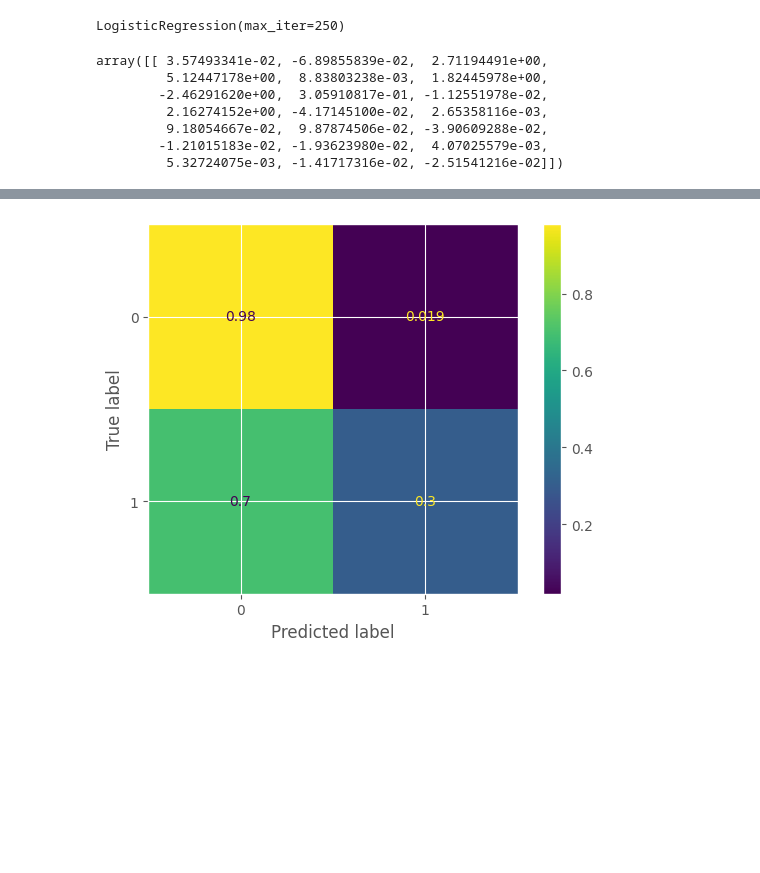
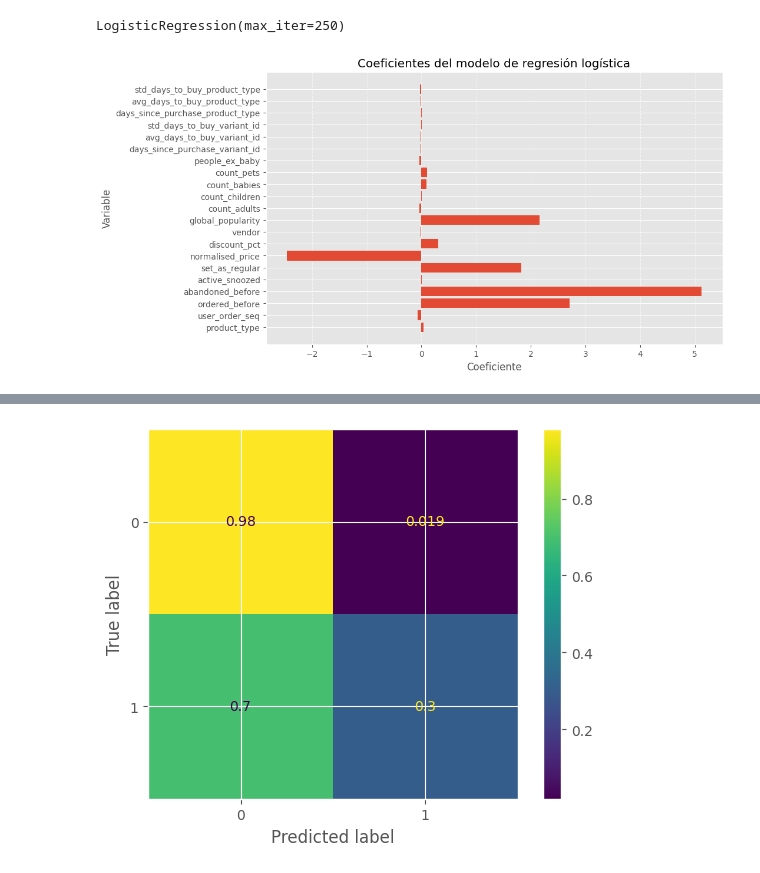
Before and after one commit to uhernando002/zrive-ds, a Jupyter notebook: src/module_3/module_3_milestone1.ipynb, the cells around one changed output, grey strips where cells are left out. Saved outputs shown, nothing was run; the diff lists cells and outputs as text; code cells hidden in the pictures; blank space fills up the shorter version.

Commit message:
Prediction results analyzed through graphs

```diff
--- a/src/module_3/module_3_milestone1.ipynb
+++ b/src/module_3/module_3_milestone1.ipynb
@@ -131,13 +131,15 @@ Please also refer to the documentation for alternative solver options:
     https://scikit-learn.org/stable/modules/linear_model.html#logistic-regression
   n_iter_i = _check_optimize_result(
 LogisticRegression(max_iter=250)
-# %%
-regr.coef_
-# %% [output]
-array([[ 3.57493341e-02, -6.89855839e-02,  2.71194491e+00,
-         5.12447178e+00,  8.83803238e-03,  1.82445978e+00,
-        -2.46291620e+00,  3.05910817e-01, -1.12551978e-02,
-         2.16274152e+00, -4.17145100e-02,  2.65358116e-03,
-         9.18054667e-02,  9.87874506e-02, -3.90609288e-02,
-        -1.21015183e-02, -1.93623980e-02,  4.07025579e-03,
-         5.32724075e-03, -1.41717316e-02, -2.51541216e-02]])
+# %%
+betas = regr.coef_[0]
+# %%
+plt.figure(figsize=(10, 6))
+plt.barh(regr.feature_names_in_, betas)
+plt.xlabel('Coeficiente')
+plt.ylabel('Variable')
+plt.title('Coeficientes del modelo de regresión logística')
+plt.grid(axis='x', linestyle='--', alpha=0.6)
+plt.show()
+# %% [output]
+[figure, added]
```
Also changed, not shown: parts of 15 cells of this notebook.
